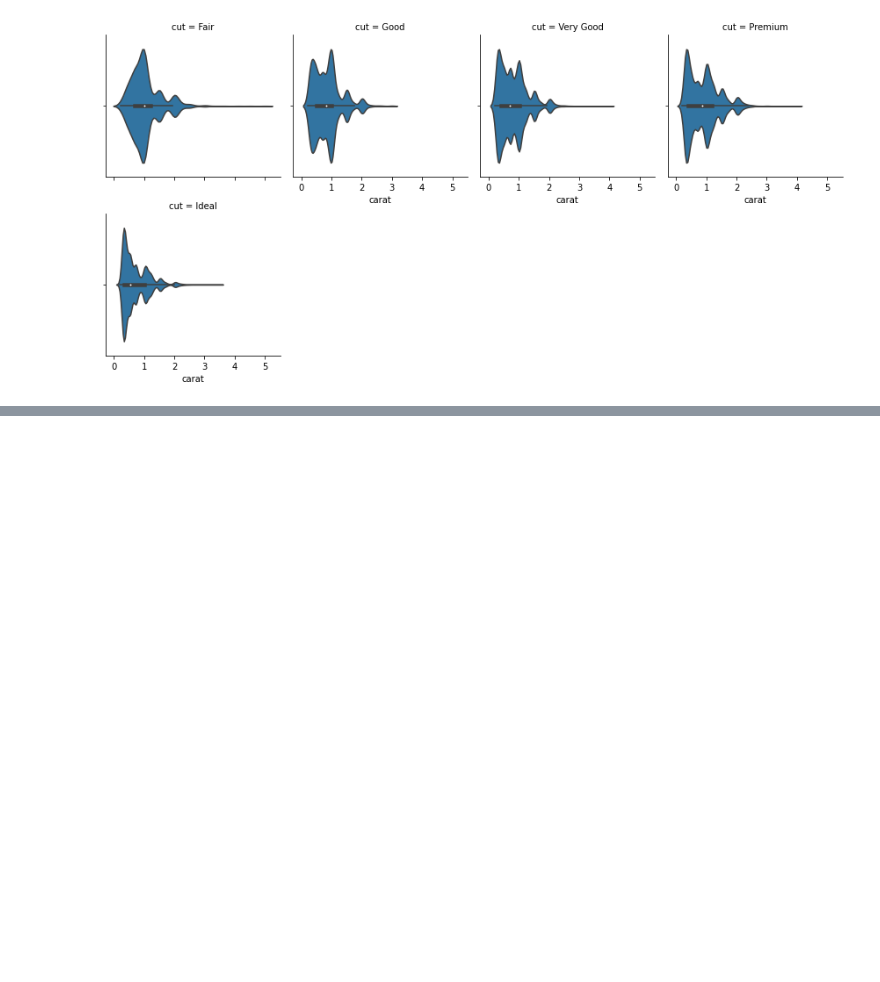
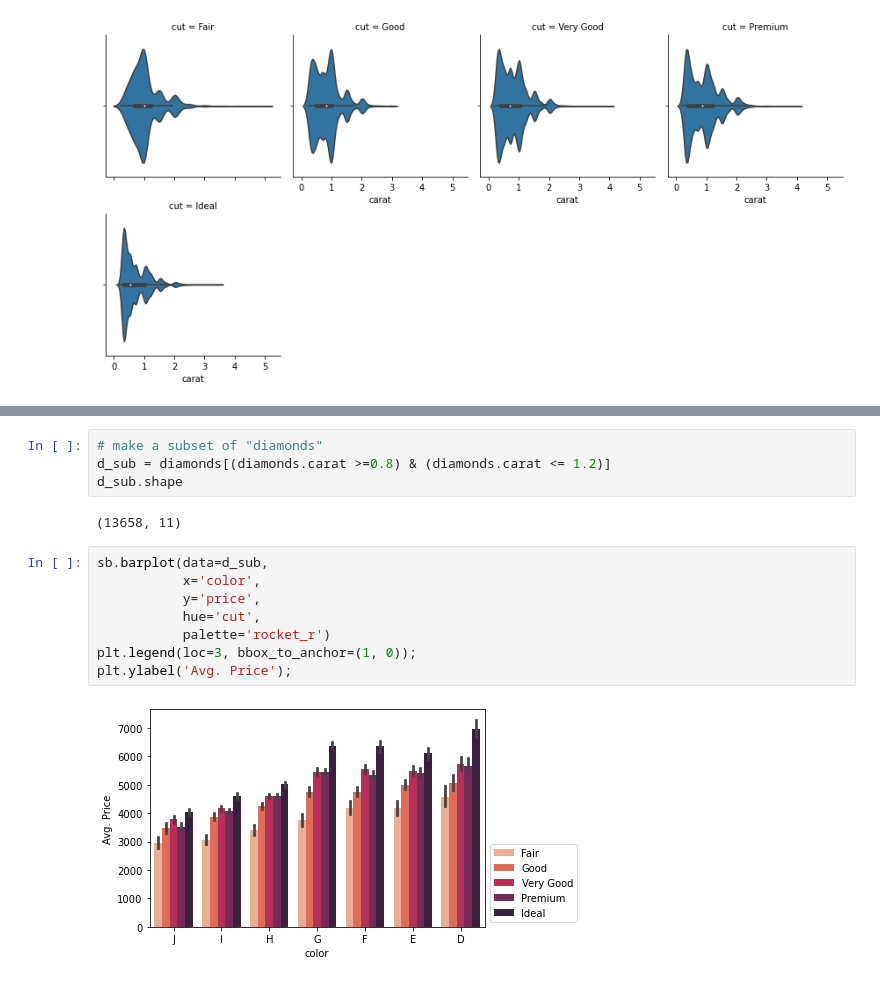
Before and after one commit to jackycwwang/data_visualization, a Jupyter notebook: 6. Visualization Case Study.ipynb, the cells around one changed output, grey strips where cells are left out. Saved outputs shown, nothing was run; the diff lists cells and outputs as text; blank space fills up the shorter version.

```diff
--- a/6. Visualization Case Study.ipynb
+++ b/6. Visualization Case Study.ipynb
@@ -381,0 +428,16 @@ These plots should shed a lot more light into the patterns already seen. Larger
+# %%
+# make a subset of "diamonds"
+d_sub = diamonds[(diamonds.carat >=0.8) & (diamonds.carat <= 1.2)]
+d_sub.shape
+# %% [output]
+(13658, 11)
+# %%
+sb.barplot(data=d_sub,
+           x='color',
+           y='price',
+           hue='cut',
+           palette='rocket_r')
+plt.legend(loc=3, bbox_to_anchor=(1, 0));
+plt.ylabel('Avg. Price');
+# %% [output]
+[figure, added]
```
Also changed, not shown: parts of 28 cells of this notebook.
